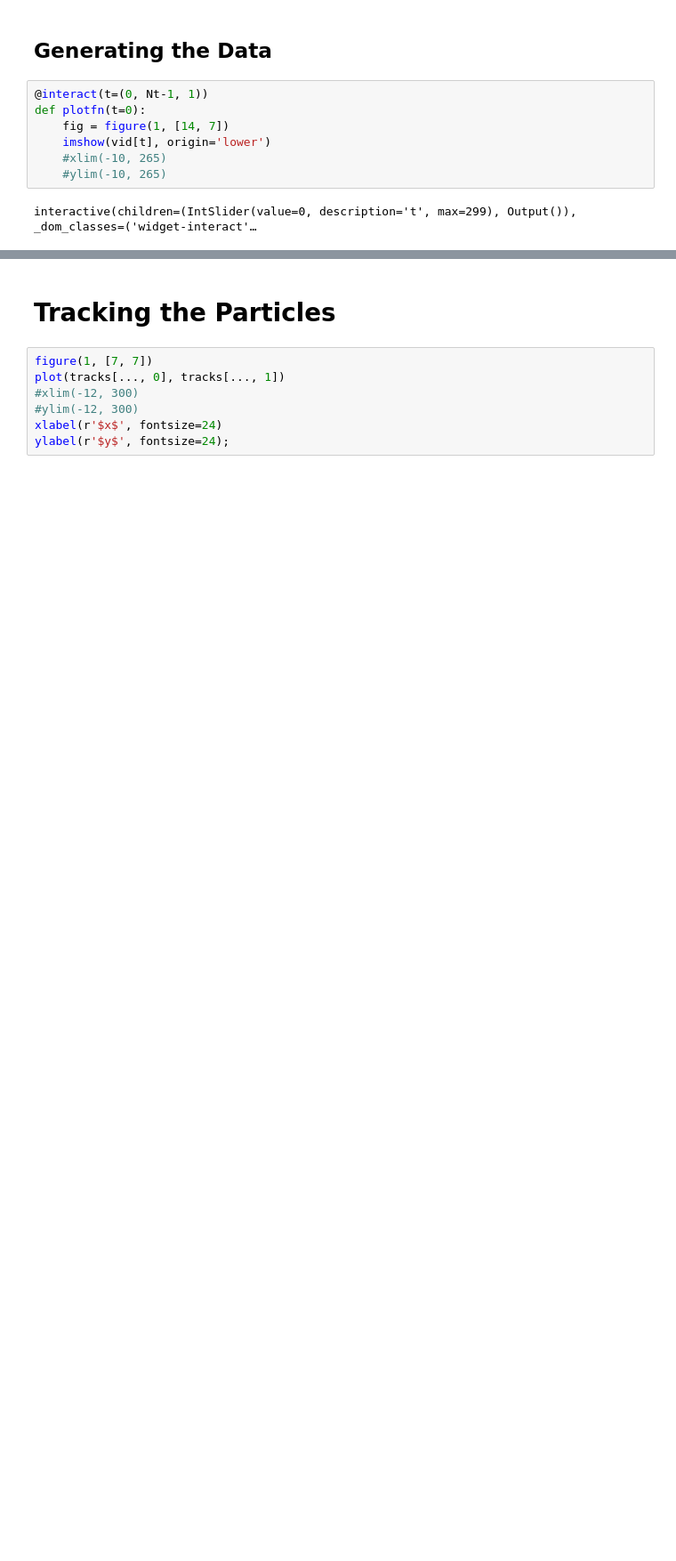
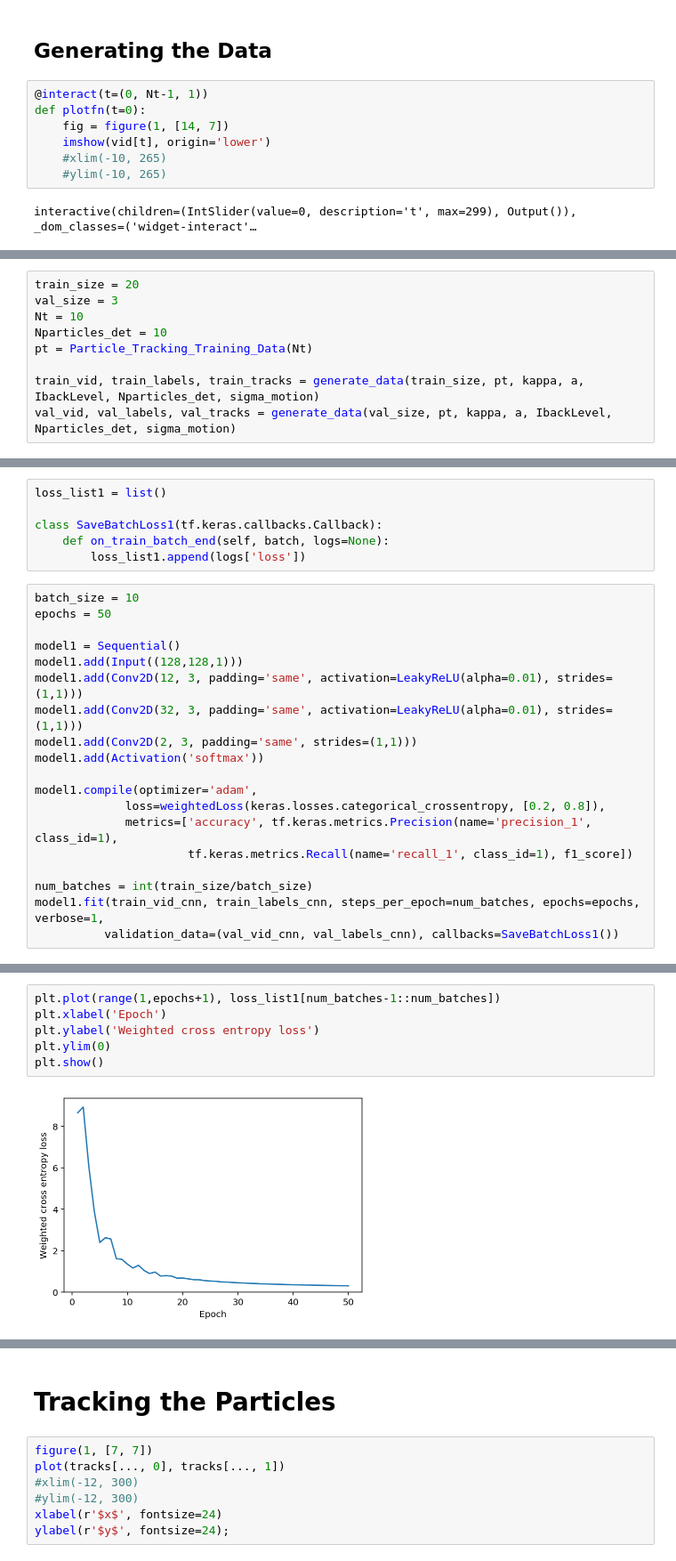
Before and after one commit to YoussefAithaddou/particle-detection-and-prediction, a Jupyter notebook: Full Code.ipynb, the cells around one changed output, grey strips where cells are left out. Shown at 89% size. Saved outputs shown, nothing was run; the diff lists cells and outputs as text; blank space fills up the shorter version.

```diff
--- a/Full Code.ipynb
+++ b/Full Code.ipynb
@@ -184,0 +200,9 @@ interactive(children=(IntSlider(value=0, description='t', max=299), Output()), _
+# %%
+train_size = 20
+val_size = 3
+Nt = 10
+Nparticles_det = 10
+pt = Particle_Tracking_Training_Data(Nt)
+
+train_vid, train_labels, train_tracks = generate_data(train_size, pt, kappa, a, IbackLevel, Nparticles_det, sigma_motion)
+val_vid, val_labels, val_tracks = generate_data(val_size, pt, kappa, a, IbackLevel, Nparticles_det, sigma_motion)
@@ -184,0 +266,25 @@ interactive(children=(IntSlider(value=0, description='t', max=299), Output()), _
+# %%
+loss_list1 = list()
+
+class SaveBatchLoss1(tf.keras.callbacks.Callback):
+    def on_train_batch_end(self, batch, logs=None):
+        loss_list1.append(logs['loss'])
+# %%
+batch_size = 10
+epochs = 50
+
+model1 = Sequential()
+model1.add(Input((128,128,1)))
+model1.add(Conv2D(12, 3, padding='same', activation=LeakyReLU(alpha=0.01), strides=(1,1)))
+model1.add(Conv2D(32, 3, padding='same', activation=LeakyReLU(alpha=0.01), strides=(1,1)))
+model1.add(Conv2D(2, 3, padding='same', strides=(1,1)))
+model1.add(Activation('softmax'))
+
+model1.compile(optimizer='adam',
+             loss=weightedLoss(keras.losses.categorical_crossentropy, [0.2, 0.8]),
+             metrics=['accuracy', tf.keras.metrics.Precision(name='precision_1', class_id=1),
+                      tf.keras.metrics.Recall(name='recall_1', class_id=1), f1_score])
+
+num_batches = int(train_size/batch_size)
+model1.fit(train_vid_cnn, train_labels_cnn, steps_per_epoch=num_batches, epochs=epochs, verbose=1,
+          validation_data=(val_vid_cnn, val_labels_cnn), callbacks=SaveBatchLoss1())
@@ -184,0 +310,8 @@ interactive(children=(IntSlider(value=0, description='t', max=299), Output()), _
+# %%
+plt.plot(range(1,epochs+1), loss_list1[num_batches-1::num_batches])
+plt.xlabel('Epoch')
+plt.ylabel('Weighted cross entropy loss')
+plt.ylim(0)
+plt.show()
+# %% [output]
+[figure, added]
```
Also changed, not shown: parts of 21 cells of this notebook.
